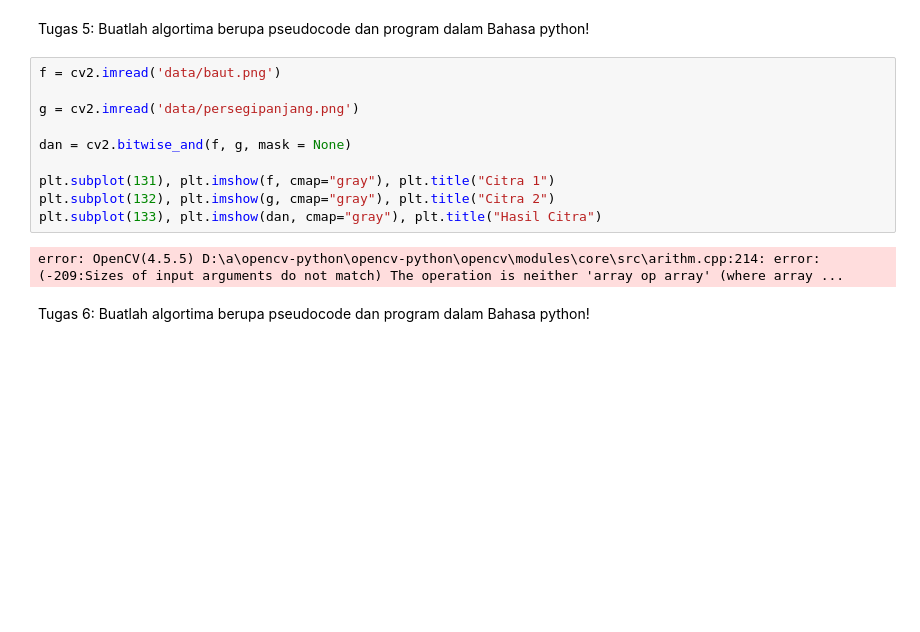
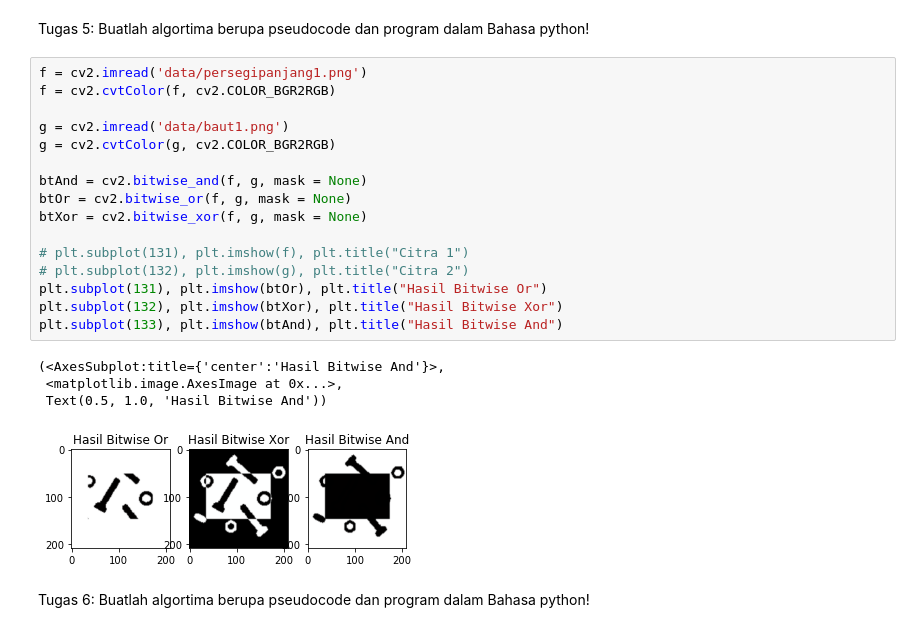
Before and after one commit to hakim-asrori/Pengolahan-Citra-Digital, a Jupyter notebook: Praktikum 5 operasi citra digital.ipynb, the cells around one changed output. Cells and saved outputs as stored; diff of their text form; blank space fills up the shorter version.

```diff
--- a/Praktikum 5 operasi citra digital.ipynb
+++ b/Praktikum 5 operasi citra digital.ipynb
@@ -248,17 +248,26 @@ plt.subplot(133), plt.imshow(clipping(f,g), cmap="gray"), plt.title("Citra Gabun
 # %% [markdown]
 Tugas 5: Buatlah algortima berupa pseudocode dan program dalam Bahasa python!
 # %%
-f = cv2.imread('data/baut.png')
+f = cv2.imread('data/persegipanjang1.png')
+f = cv2.cvtColor(f, cv2.COLOR_BGR2RGB)
 
-g = cv2.imread('data/persegipanjang.png')
+g = cv2.imread('data/baut1.png')
+g = cv2.cvtColor(g, cv2.COLOR_BGR2RGB)
 
-dan = cv2.bitwise_and(f, g, mask = None)
+btAnd = cv2.bitwise_and(f, g, mask = None)
+btOr = cv2.bitwise_or(f, g, mask = None)
+btXor = cv2.bitwise_xor(f, g, mask = None)
 
-plt.subplot(131), plt.imshow(f, cmap="gray"), plt.title("Citra 1")
-plt.subplot(132), plt.imshow(g, cmap="gray"), plt.title("Citra 2")
-plt.subplot(133), plt.imshow(dan, cmap="gray"), plt.title("Hasil Citra")
+# plt.subplot(131), plt.imshow(f), plt.title("Citra 1")
+# plt.subplot(132), plt.imshow(g), plt.title("Citra 2")
+plt.subplot(131), plt.imshow(btOr), plt.title("Hasil Bitwise Or")
+plt.subplot(132), plt.imshow(btXor), plt.title("Hasil Bitwise Xor")
+plt.subplot(133), plt.imshow(btAnd), plt.title("Hasil Bitwise And")
 # %% [output]
-error: OpenCV(4.5.5) D:\a\opencv-python\opencv-python\opencv\modules\core\src\arithm.cpp:214: error: (-209:Sizes of input arguments do not match) The operation is neither 'array op array' (where array ...
+(<AxesSubplot:title={'center':'Hasil Bitwise And'}>,
+ <matplotlib.image.AxesImage at 0x...>,
+ Text(0.5, 1.0, 'Hasil Bitwise And'))
+[figure, added]
 # %% [markdown]
 Tugas 6: Buatlah algortima berupa pseudocode dan program dalam Bahasa python!
 # %% [markdown]
```
Also changed, not shown: 5 other files.
